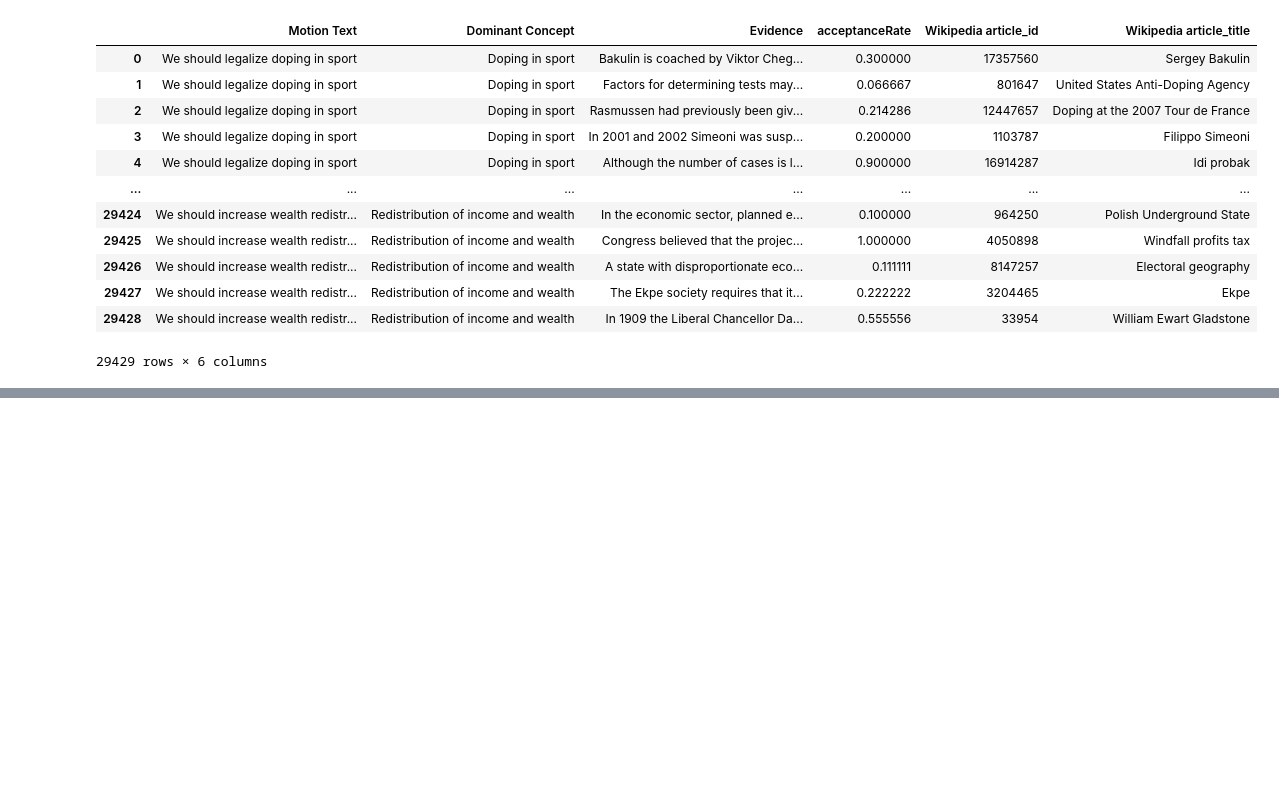
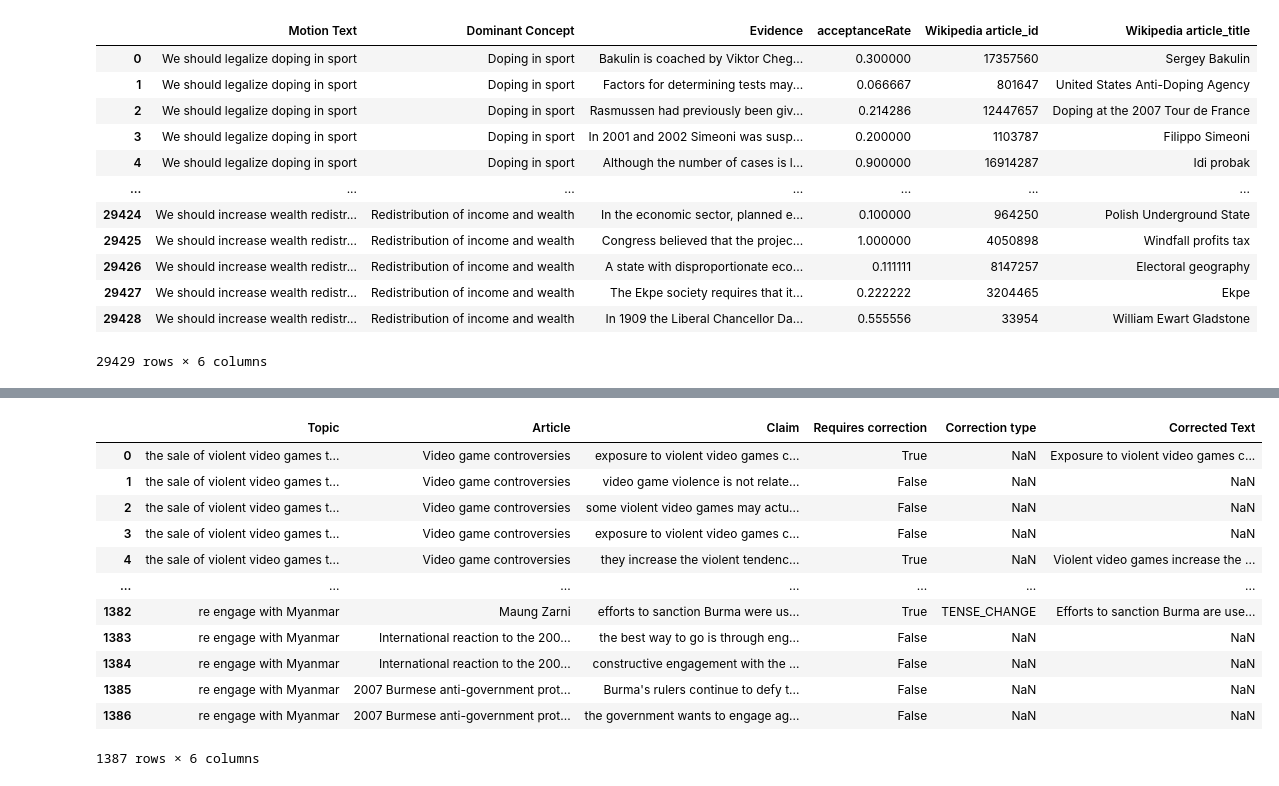
Before and after one commit to will10toman/Argument-Detection-Machine, a Jupyter notebook: data_handler.ipynb, the cells around one changed output, grey strips where cells are left out. Drawn from its saved outputs; the diff is of its cells as text; code cells hidden in the pictures; blank space fills up the shorter version.

```diff
--- a/data_handler.ipynb
+++ b/data_handler.ipynb
@@ -54,0 +93,16 @@ wiki_evidence
+# %%
+cdc_data
+# %% [output]
+|  | Topic | Article | Claim | Requires correction | Correction type | Corrected Text |
+| 0 | the sale of violent video games t... | Video game controversies | exposure to violent video games c... | True | NaN | Exposure to violent video games c... |
+| 1 | the sale of violent video games t... | Video game controversies | video game violence is not relate... | False | NaN | NaN |
+| 2 | the sale of violent video games t... | Video game controversies | some violent video games may actu... | False | NaN | NaN |
+| 3 | the sale of violent video games t... | Video game controversies | exposure to violent video games c... | False | NaN | NaN |
+| 4 | the sale of violent video games t... | Video game controversies | they increase the violent tendenc... | True | NaN | Violent video games increase the ... |
+| ... | ... | ... | ... | ... | ... | ... |
+| 1382 | re engage with Myanmar | Maung Zarni | efforts to sanction Burma were us... | True | TENSE_CHANGE | Efforts to sanction Burma are use... |
+| 1383 | re engage with Myanmar | International reaction to the 200... | the best way to go is through eng... | False | NaN | NaN |
+| 1384 | re engage with Myanmar | International reaction to the 200... | constructive engagement with the ... | False | NaN | NaN |
+| 1385 | re engage with Myanmar | 2007 Burmese anti-government prot... | Burma's rulers continue to defy t... | False | NaN | NaN |
+| 1386 | re engage with Myanmar | 2007 Burmese anti-government prot... | the government wants to engage ag... | False | NaN | NaN |
+1387 rows × 6 columns
```
Also changed, not shown: parts of 5 cells of this notebook.
